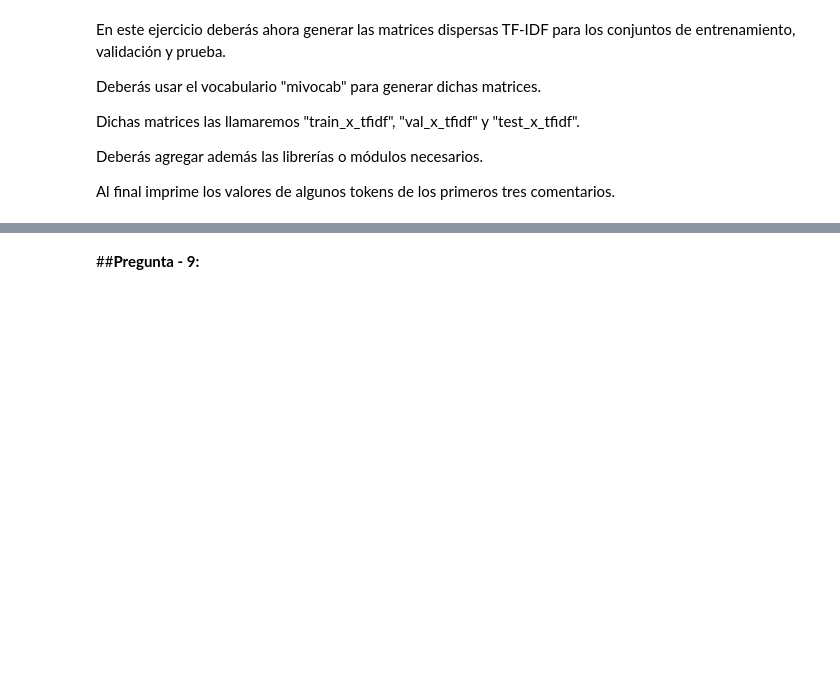
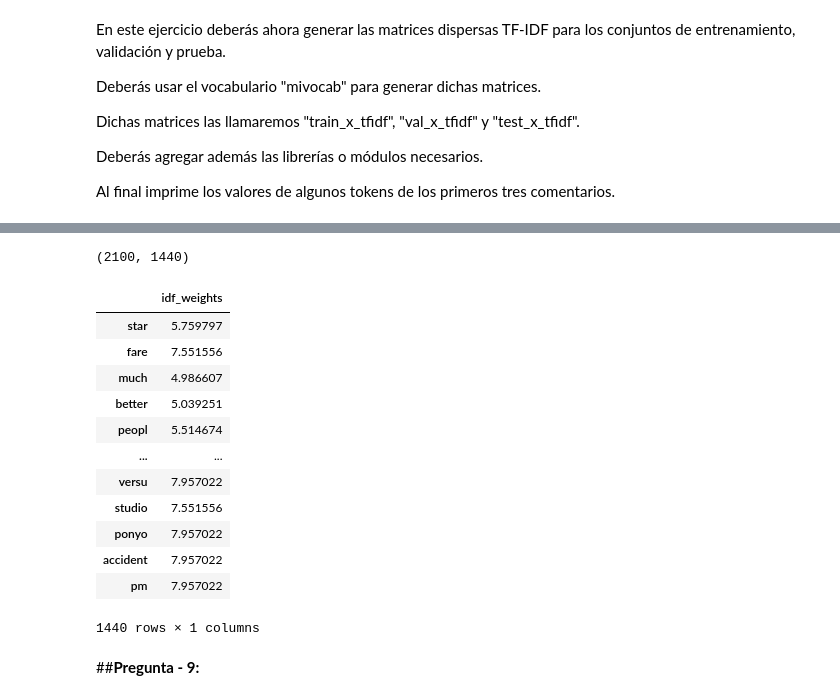
Before and after one commit to dsercam/NLP, a Jupyter notebook: A01182676_semanas3y4_actividad_02.ipynb, the cells around one changed output, grey strips where cells are left out. Saved outputs shown, nothing was run; the diff lists cells and outputs as text; code cells hidden in the pictures; blank space fills up the shorter version.

```diff
--- a/A01182676_semanas3y4_actividad_02.ipynb
+++ b/A01182676_semanas3y4_actividad_02.ipynb
@@ -763,3 +769,46 @@ None
+# %%
+##############################################################################
+# AGREGA AQUÍ TUS LÍNEAS DE CÓDIGO - Pregunta 8:
+from sklearn.feature_extraction.text import TfidfTransformer
+from sklearn.feature_extraction.text import CountVectorizer
+
+cv=CountVectorizer(vocabulary=mivocab)
+# inicializamos nuestro contador con el vocabulario
+train_x_count = countvectorizer.fit_transform(train_x_docs)
+val_x_count = countvectorizer.transform(val_x_docs)
+test_x_count = countvectorizer.transform(test_x_docs)
+
+print(train_x_count.shape)
+count_tokens = cv.get_feature_names_out()
+df_countvect = pd.DataFrame(data = train_x_count.toarray(),  columns = count_tokens)
+
+tfidf_transformer=TfidfTransformer(smooth_idf=True,use_idf=True)
+tfidf_transformer.fit(train_x_count)
+
+#TfidfTransformer(norm='l2', smooth_idf=True, sublinear_tf=False, use_idf=True)
+
+# print idf values
+df_idf = pd.DataFrame(tfidf_transformer.idf_, index=count_tokens,columns=["idf_weights"])
+df_idf
+
+
+# FIN PARA AGREGAR TUS LÍNEAS DE CÓDIGO.
+##############################################################################
+# %% [output]
+(2100, 1440)
+|  | idf_weights |
+| star | 5.759797 |
+| fare | 7.551556 |
+| much | 4.986607 |
+| better | 5.039251 |
+| peopl | 5.514674 |
+| ... | ... |
+| versu | 7.957022 |
+| studio | 7.551556 |
+| ponyo | 7.957022 |
+| accident | 7.957022 |
+| pm | 7.957022 |
+1440 rows × 1 columns
 # %% [markdown]
 ##**Pregunta - 9:**
 # %% [markdown]
```
Also changed, not shown: parts of 4 cells of this notebook.
